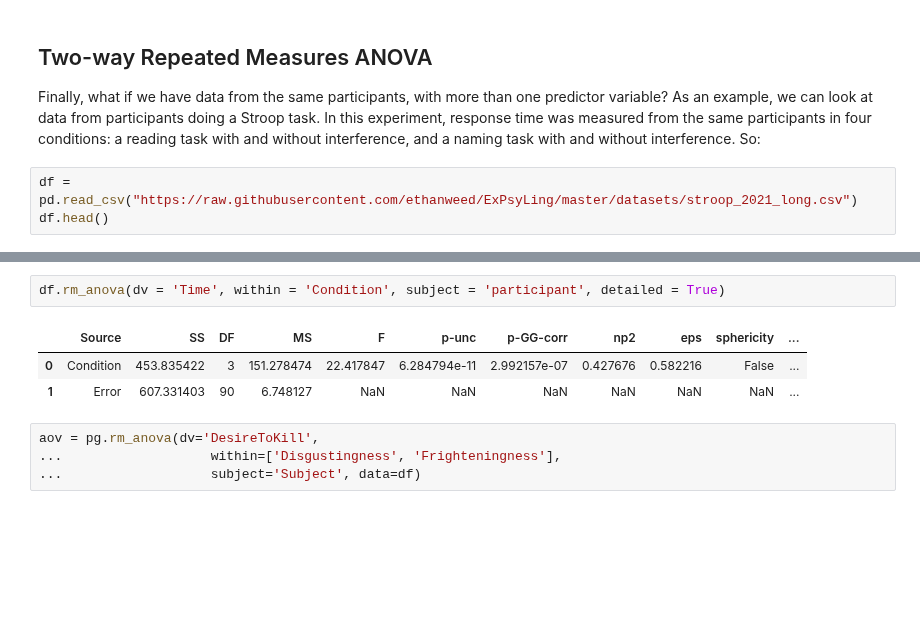
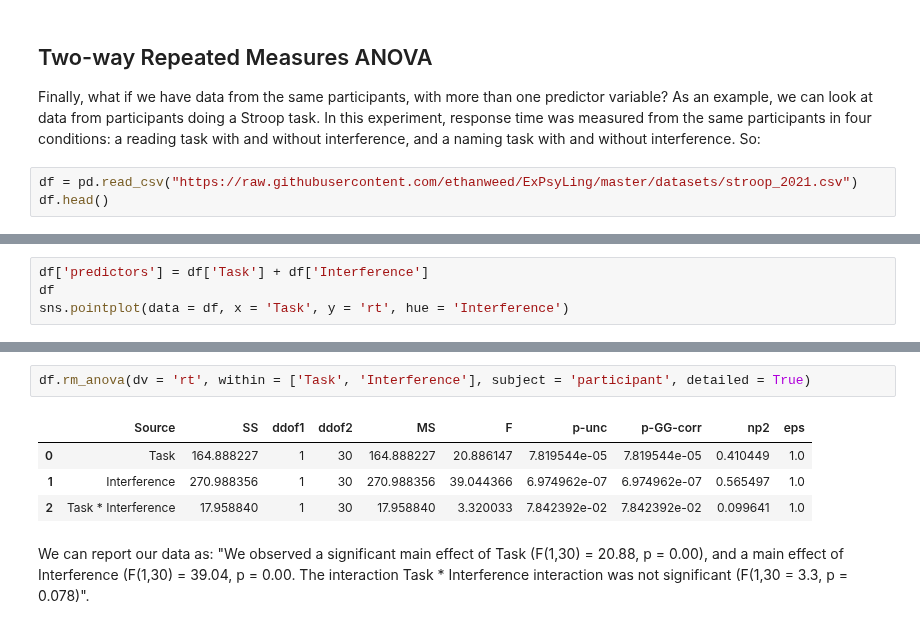
Before and after one commit to ethanweed/ExPsyLing, a Jupyter notebook: 2021/Notebooks/ANOVA_notebook1.ipynb, the cells around one changed output, grey strips where cells are left out. Saved outputs shown, nothing was run; the diff lists cells and outputs as text; blank space fills up the shorter version.

Commit message:
finished revised draft of anova notebook

```diff
--- a/2021/Notebooks/ANOVA_notebook1.ipynb
+++ b/2021/Notebooks/ANOVA_notebook1.ipynb
@@ -152,6 +152,6 @@ Either way, the results are the same. We can report them as: "A one-way, repeate
 
 Finally, what if we have data from the same participants, with more than one predictor variable? As an example, we can look at data from participants doing a Stroop task. In this experiment, response time was measured from the same participants in four conditions: a reading task with and without interference, and a naming task with and without interference. So:
 # %%
-df = pd.read_csv("https://raw.githubusercontent.com/ethanweed/ExPsyLing/master/datasets/stroop_2021_long.csv")
+df = pd.read_csv("https://raw.githubusercontent.com/ethanweed/ExPsyLing/master/datasets/stroop_2021.csv")
 df.head()
 # %% [output]
@@ -163,0 +164,4 @@ df.head()
+# %%
+df['predictors'] = df['Task'] + df['Interference']
+df
+sns.pointplot(data = df, x = 'Task', y = 'rt', hue = 'Interference')
@@ -164,10 +171,9 @@ df.head()
 # %%
-df.rm_anova(dv = 'Time', within = 'Condition', subject = 'participant', detailed = True)
+df.rm_anova(dv = 'rt', within = ['Task', 'Interference'], subject = 'participant', detailed = True)
 # %% [output]
-|  | Source | SS | DF | MS | F | p-unc | p-GG-corr | np2 | eps | sphericity | ... |
-| 0 | Condition | 453.835422 | 3 | 151.278474 | 22.417847 | 6.284794e-11 | 2.992157e-07 | 0.427676 | 0.582216 | False | ... |
-| 1 | Error | 607.331403 | 90 | 6.748127 | NaN | NaN | NaN | NaN | NaN | NaN | ... |
+|  | Source | SS | ddof1 | ddof2 | MS | F | p-unc | p-GG-corr | np2 | eps |
+| 0 | Task | 164.888227 | 1 | 30 | 164.888227 | 20.886147 | 7.819544e-05 | 7.819544e-05 | 0.410449 | 1.0 |
+| 1 | Interference | 270.988356 | 1 | 30 | 270.988356 | 39.044366 | 6.974962e-07 | 6.974962e-07 | 0.565497 | 1.0 |
+| 2 | Task * Interference | 17.958840 | 1 | 30 | 17.958840 | 3.320033 | 7.842392e-02 | 7.842392e-02 | 0.099641 | 1.0 |
-# %%
-aov = pg.rm_anova(dv='DesireToKill',
-...                   within=['Disgustingness', 'Frighteningness'],
-...                   subject='Subject', data=df)
+# %% [markdown]
+We can report our data as: "We observed a significant main effect of Task (F(1,30) = 20.88, p = 0.00), and a main effect of Interference (F(1,30) = 39.04, p = 0.00. The interaction Task * Interference interaction was not significant (F(1,30 = 3.3, p = 0.078)".
```
Also changed, not shown: parts of 28 cells of this notebook.
